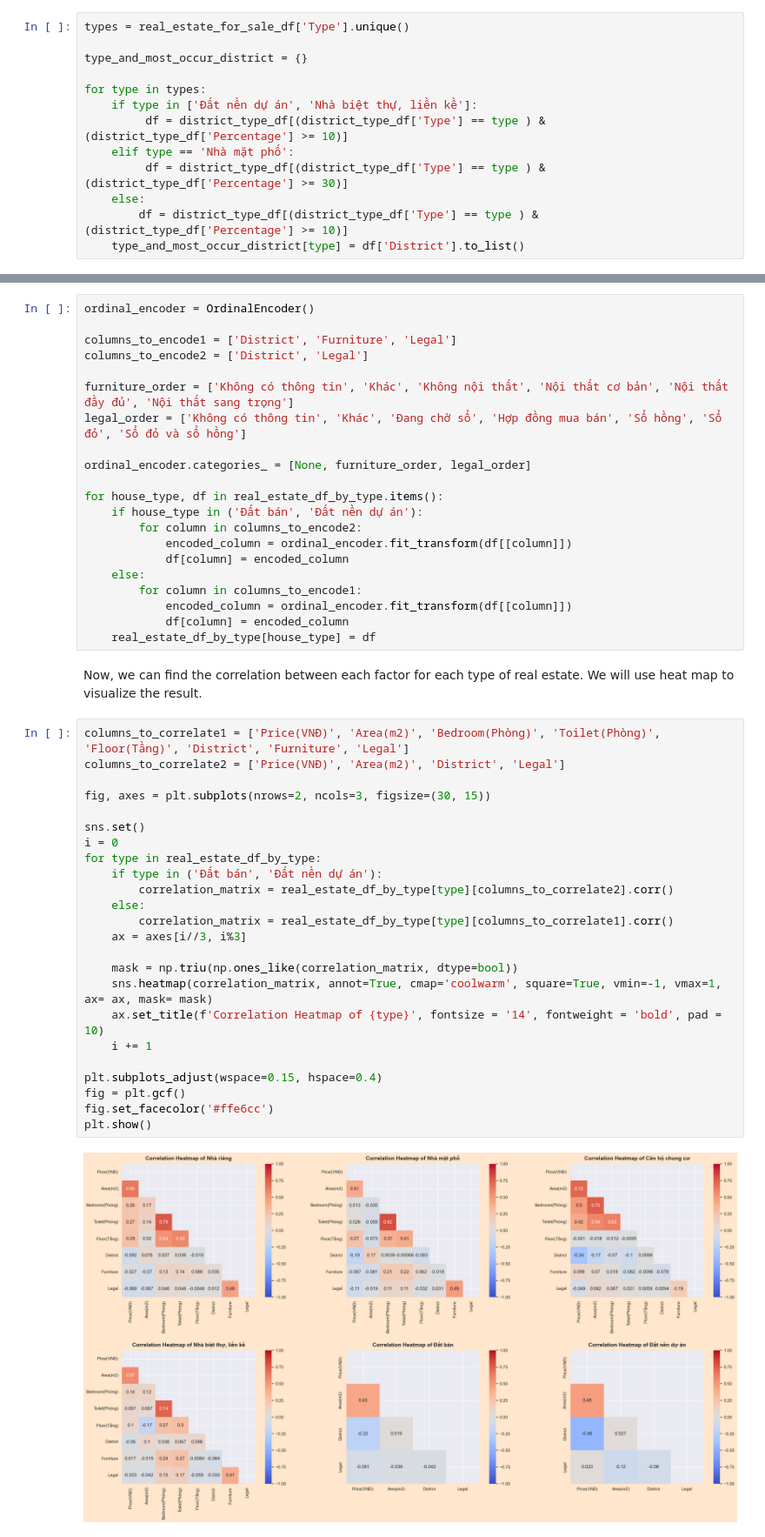
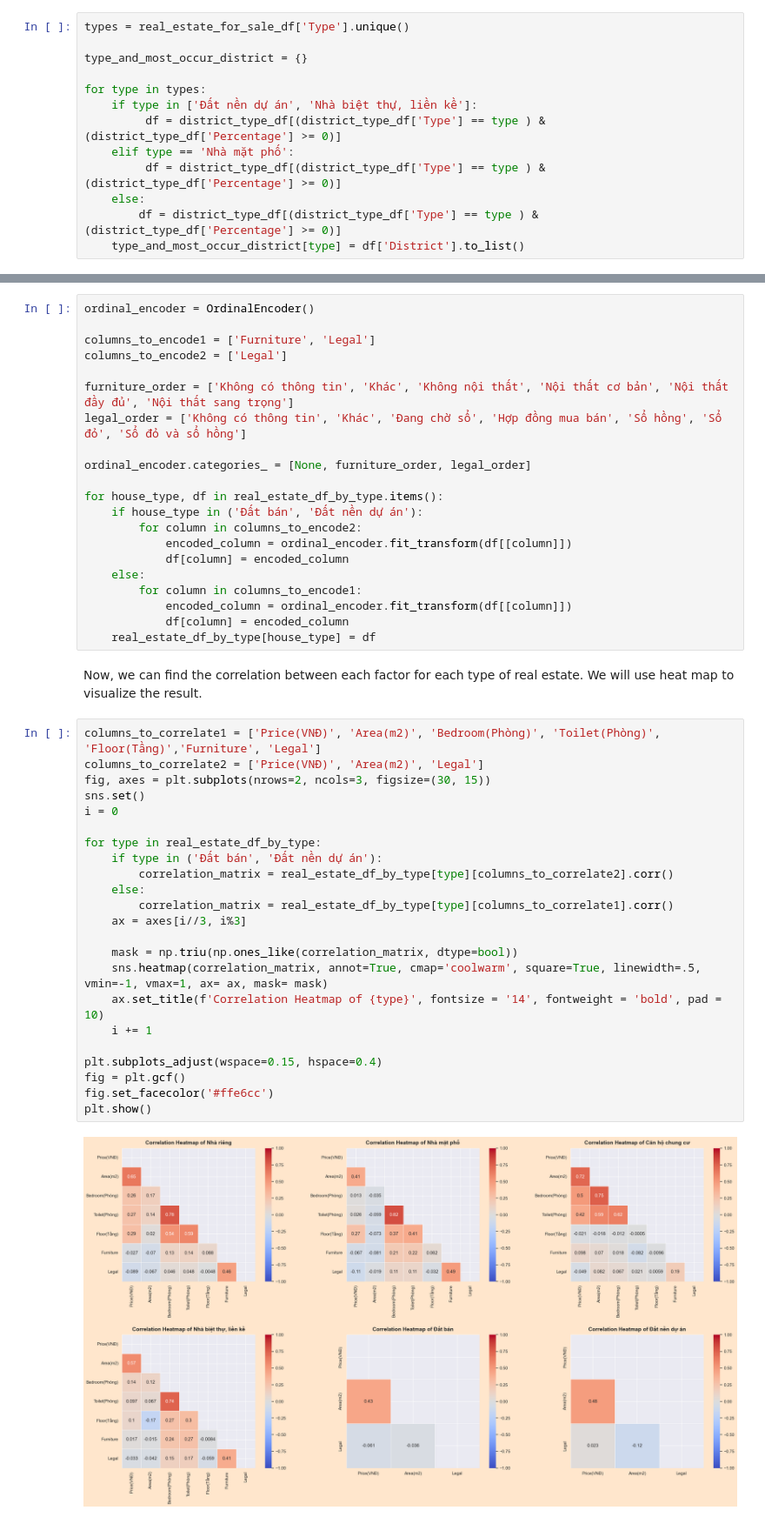
Before and after one commit to bonkh/I2DS_Final_Project, a Jupyter notebook: Notebook/Phase0.3_EDA_for_sale.ipynb, the cells around one changed output, grey strips where cells are left out. Shown at 87% size. Saved outputs shown, nothing was run; the diff lists cells and outputs as text.

```diff
--- a/Notebook/Phase0.3_EDA_for_sale.ipynb
+++ b/Notebook/Phase0.3_EDA_for_sale.ipynb
@@ -199,11 +269,11 @@ type_and_most_occur_district = {}
 
 for type in types:
     if type in ['Đất nền dự án', 'Nhà biệt thự, liền kề']:
-         df = district_type_df[(district_type_df['Type'] == type ) & (district_type_df['Percentage'] >= 10)]
+         df = district_type_df[(district_type_df['Type'] == type ) & (district_type_df['Percentage'] >= 0)]
     elif type == 'Nhà mặt phố':
-         df = district_type_df[(district_type_df['Type'] == type ) & (district_type_df['Percentage'] >= 30)]
+         df = district_type_df[(district_type_df['Type'] == type ) & (district_type_df['Percentage'] >= 0)]
     else:
-        df = district_type_df[(district_type_df['Type'] == type ) & (district_type_df['Percentage'] >= 10)]
+        df = district_type_df[(district_type_df['Type'] == type ) & (district_type_df['Percentage'] >= 0)]
     type_and_most_occur_district[type] = df['District'].to_list()
 # %%
 type_and_district_dict = {}
@@ -392,8 +481,8 @@ Okay, now with each type, let's convert the categorical column to numerical colu
 # %%
 ordinal_encoder = OrdinalEncoder()
 
-columns_to_encode1 = ['District', 'Furniture', 'Legal']
-columns_to_encode2 = ['District', 'Legal']
+columns_to_encode1 = ['Furniture', 'Legal']
+columns_to_encode2 = ['Legal']
 
 furniture_order = ['Không có thông tin', 'Khác', 'Không nội thất', 'Nội thất cơ bản', 'Nội thất đầy đủ', 'Nội thất sang trọng']
 legal_order = ['Không có thông tin', 'Khác', 'Đang chờ sổ', 'Hợp đồng mua bán', 'Sổ hồng', 'Sổ đỏ', 'Sổ đỏ và sổ hồng']
@@ -413,31 +502,30 @@ for house_type, df in real_estate_df_by_type.items():
 # %% [markdown]
 Now, we can find the correlation between each factor for each type of real estate. We will use heat map to visualize the result.
 # %%
-columns_to_correlate1 = ['Price(VNĐ)', 'Area(m2)', 'Bedroom(Phòng)', 'Toilet(Phòng)', 'Floor(Tầng)', 'District', 'Furniture', 'Legal']
-columns_to_correlate2 = ['Price(VNĐ)', 'Area(m2)', 'District', 'Legal']
-
+columns_to_correlate1 = ['Price(VNĐ)', 'Area(m2)', 'Bedroom(Phòng)', 'Toilet(Phòng)', 'Floor(Tầng)','Furniture', 'Legal']
+columns_to_correlate2 = ['Price(VNĐ)', 'Area(m2)', 'Legal']
 fig, axes = plt.subplots(nrows=2, ncols=3, figsize=(30, 15))
-
 sns.set()
 i = 0
+
 for type in real_estate_df_by_type:
     if type in ('Đất bán', 'Đất nền dự án'):
         correlation_matrix = real_estate_df_by_type[type][columns_to_correlate2].corr()
     else:
         correlation_matrix = real_estate_df_by_type[type][columns_to_correlate1].corr()
     ax = axes[i//3, i%3]
 
     mask = np.triu(np.ones_like(correlation_matrix, dtype=bool))
-    sns.heatmap(correlation_matrix, annot=True, cmap='coolwarm', square=True, vmin=-1, vmax=1, ax= ax, mask= mask)
+    sns.heatmap(correlation_matrix, annot=True, cmap='coolwarm', square=True, linewidth=.5, vmin=-1, vmax=1, ax= ax, mask= mask)
     ax.set_title(f'Correlation Heatmap of {type}', fontsize = '14', fontweight = 'bold', pad = 10)
     i += 1
 
 plt.subplots_adjust(wspace=0.15, hspace=0.4)
 fig = plt.gcf()
 fig.set_facecolor('#ffe6cc')
 plt.show()
 # %% [output]
-[figure, old version]
+[figure, new version]
 # %% [markdown]
 By these heat map, we can see that:
 
```
Also changed, not shown: parts of 50 cells of this notebook, 4 other files.
